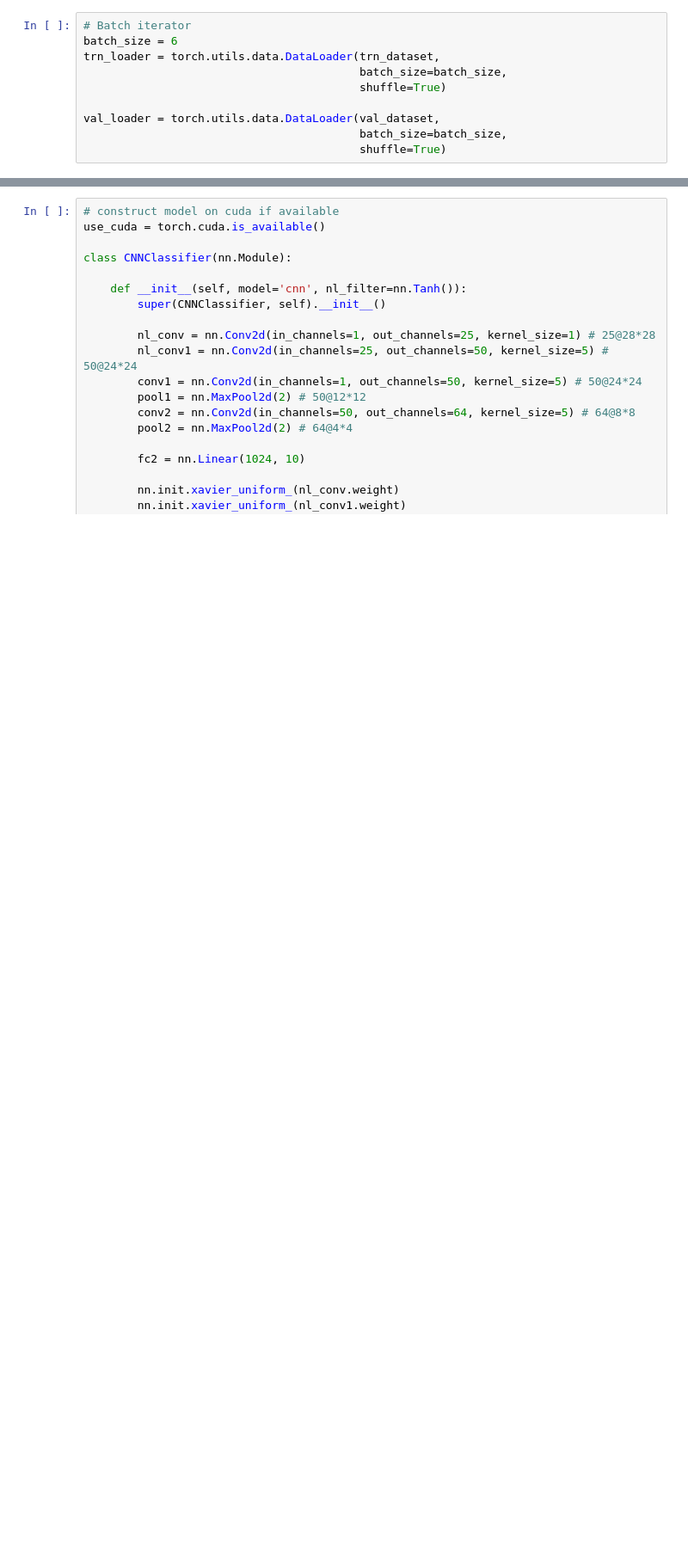
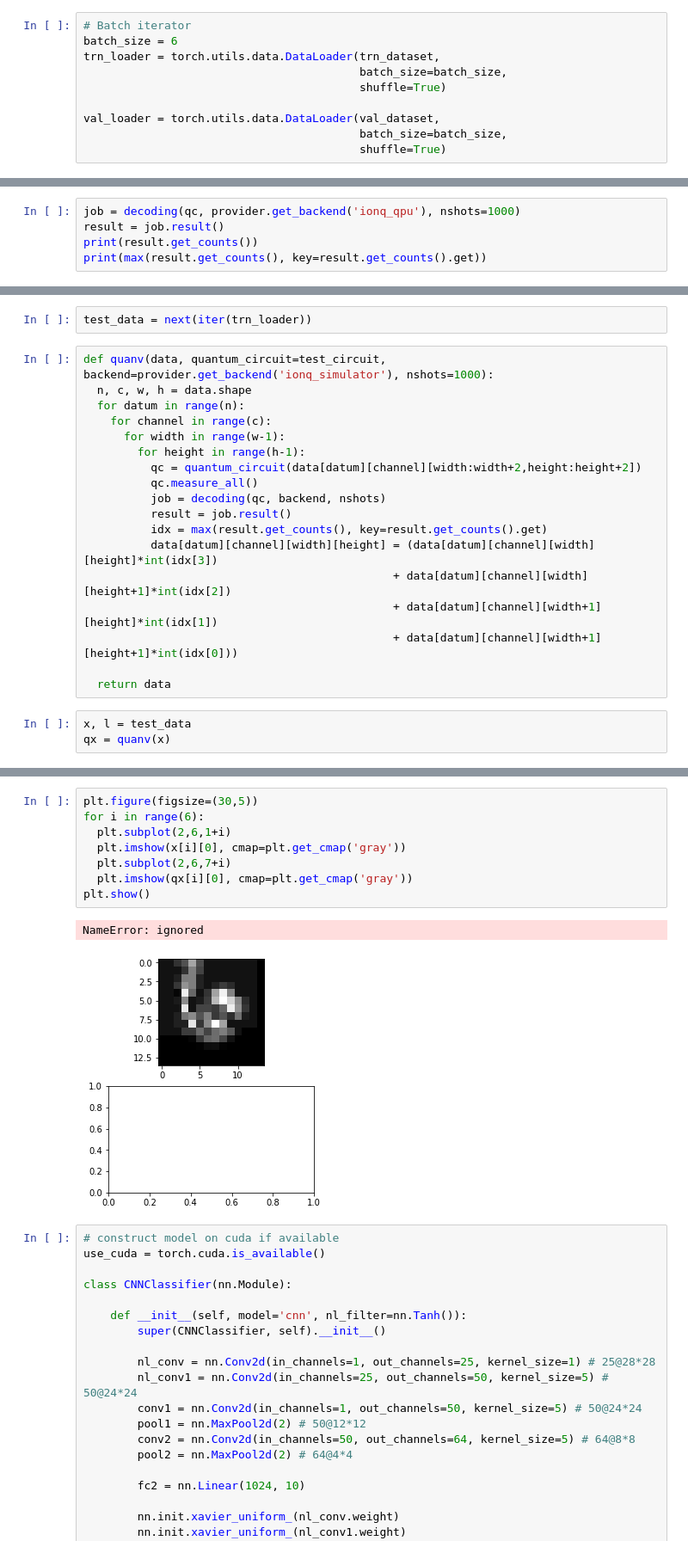
Before and after one commit to yunseo-kim/Qlassifier, a Jupyter notebook: jade_cnn_test.ipynb, the cells around one changed output, grey strips where cells are left out. Shown: that part at 86% size. Cells and saved outputs as stored; diff of their text form; blank space fills up the shorter version.

```diff
--- a/jade_cnn_test.ipynb
+++ b/jade_cnn_test.ipynb
@@ -44,0 +137,5 @@ val_loader = torch.utils.data.DataLoader(val_dataset,
+# %%
+job = decoding(qc, provider.get_backend('ionq_qpu'), nshots=1000)
+result = job.result()
+print(result.get_counts())
+print(max(result.get_counts(), key=result.get_counts().get))
@@ -44,0 +145,23 @@ val_loader = torch.utils.data.DataLoader(val_dataset,
+# %%
+test_data = next(iter(trn_loader))
+# %%
+def quanv(data, quantum_circuit=test_circuit, backend=provider.get_backend('ionq_simulator'), nshots=1000):
+  n, c, w, h = data.shape
+  for datum in range(n):
+    for channel in range(c):
+      for width in range(w-1):
+        for height in range(h-1):
+          qc = quantum_circuit(data[datum][channel][width:width+2,height:height+2])
+          qc.measure_all()
+          job = decoding(qc, backend, nshots)
+          result = job.result()
+          idx = max(result.get_counts(), key=result.get_counts().get)
+          data[datum][channel][width][height] = (data[datum][channel][width][height]*int(idx[3])
+                                              + data[datum][channel][width][height+1]*int(idx[2])
+                                              + data[datum][channel][width+1][height]*int(idx[1])
+                                              + data[datum][channel][width+1][height+1]*int(idx[0]))
+
+  return data
+# %%
+x, l = test_data
+qx = quanv(x)
@@ -45,3 +173,14 @@ val_loader = torch.utils.data.DataLoader(val_dataset,
+# %%
+plt.figure(figsize=(30,5))
+for i in range(6):
+  plt.subplot(2,6,1+i)
+  plt.imshow(x[i][0], cmap=plt.get_cmap('gray'))
+  plt.subplot(2,6,7+i)
+  plt.imshow(qx[i][0], cmap=plt.get_cmap('gray'))
+plt.show()
+# %% [output]
+NameError: ignored
+[figure, added]
 # %%
 # construct model on cuda if available
 use_cuda = torch.cuda.is_available()
```
Also changed, not shown: parts of 11 cells of this notebook.
